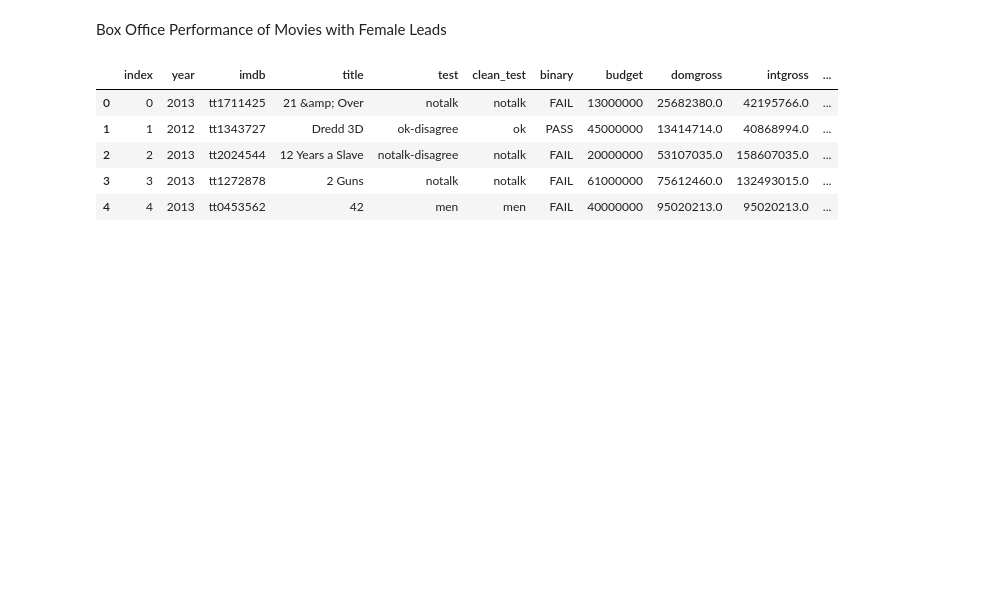
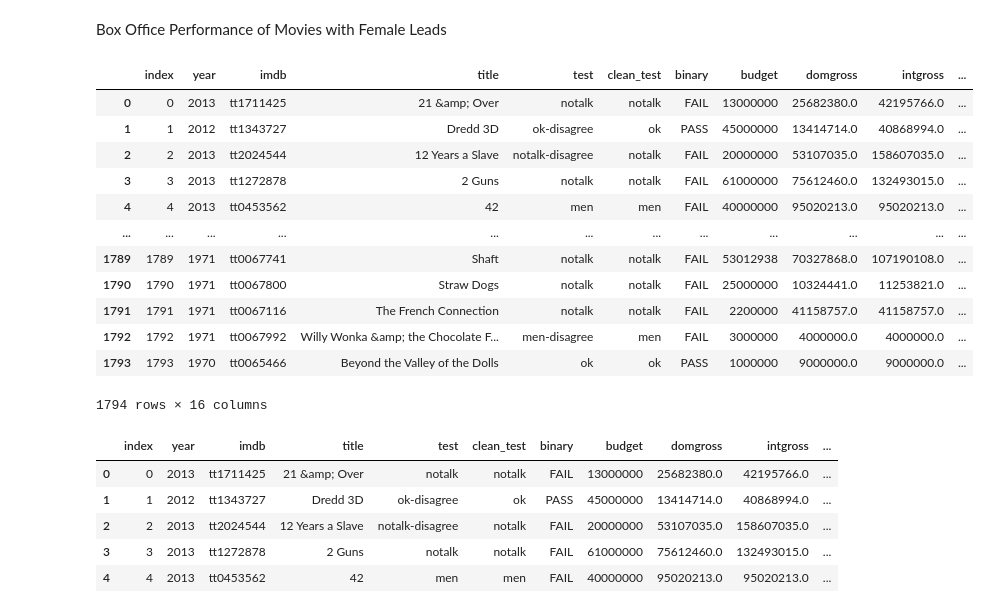
Before and after one commit to berjusti/IronHackLabs, a Jupyter notebook: Week 5/MidTermProject.ipynb, the cells around one changed output. Drawn from its saved outputs; the diff is of its cells as text; code cells hidden in the pictures; blank space fills up the shorter version.

```diff
--- a/Week 5/MidTermProject.ipynb
+++ b/Week 5/MidTermProject.ipynb
@@ -11,3 +11,19 @@ pd.options.display.max_rows = 100
 Box Office Performance of Movies with Female Leads
 # %%
 df = pd.read_csv('/Users/justynakurach/Documents/GitHub/IronHackLabs/Week 5/Box Office Performance of Movies with Female Leads/movies.csv')
+# %%
+df
+# %% [output]
+|  | index | year | imdb | title | test | clean_test | binary | budget | domgross | intgross | ... |
+| 0 | 0 | 2013 | tt1711425 | 21 &amp; Over | notalk | notalk | FAIL | 13000000 | 25682380.0 | 42195766.0 | ... |
+| 1 | 1 | 2012 | tt1343727 | Dredd 3D | ok-disagree | ok | PASS | 45000000 | 13414714.0 | 40868994.0 | ... |
+| 2 | 2 | 2013 | tt2024544 | 12 Years a Slave | notalk-disagree | notalk | FAIL | 20000000 | 53107035.0 | 158607035.0 | ... |
+| 3 | 3 | 2013 | tt1272878 | 2 Guns | notalk | notalk | FAIL | 61000000 | 75612460.0 | 132493015.0 | ... |
+| 4 | 4 | 2013 | tt0453562 | 42 | men | men | FAIL | 40000000 | 95020213.0 | 95020213.0 | ... |
+| ... | ... | ... | ... | ... | ... | ... | ... | ... | ... | ... | ... |
+| 1789 | 1789 | 1971 | tt0067741 | Shaft | notalk | notalk | FAIL | 53012938 | 70327868.0 | 107190108.0 | ... |
+| 1790 | 1790 | 1971 | tt0067800 | Straw Dogs | notalk | notalk | FAIL | 25000000 | 10324441.0 | 11253821.0 | ... |
+| 1791 | 1791 | 1971 | tt0067116 | The French Connection | notalk | notalk | FAIL | 2200000 | 41158757.0 | 41158757.0 | ... |
+| 1792 | 1792 | 1971 | tt0067992 | Willy Wonka &amp; the Chocolate F... | men-disagree | men | FAIL | 3000000 | 4000000.0 | 4000000.0 | ... |
+| 1793 | 1793 | 1970 | tt0065466 | Beyond the Valley of the Dolls | ok | ok | PASS | 1000000 | 9000000.0 | 9000000.0 | ... |
+1794 rows × 16 columns
```
Also changed, not shown: parts of 20 cells of this notebook, 24 other files.
